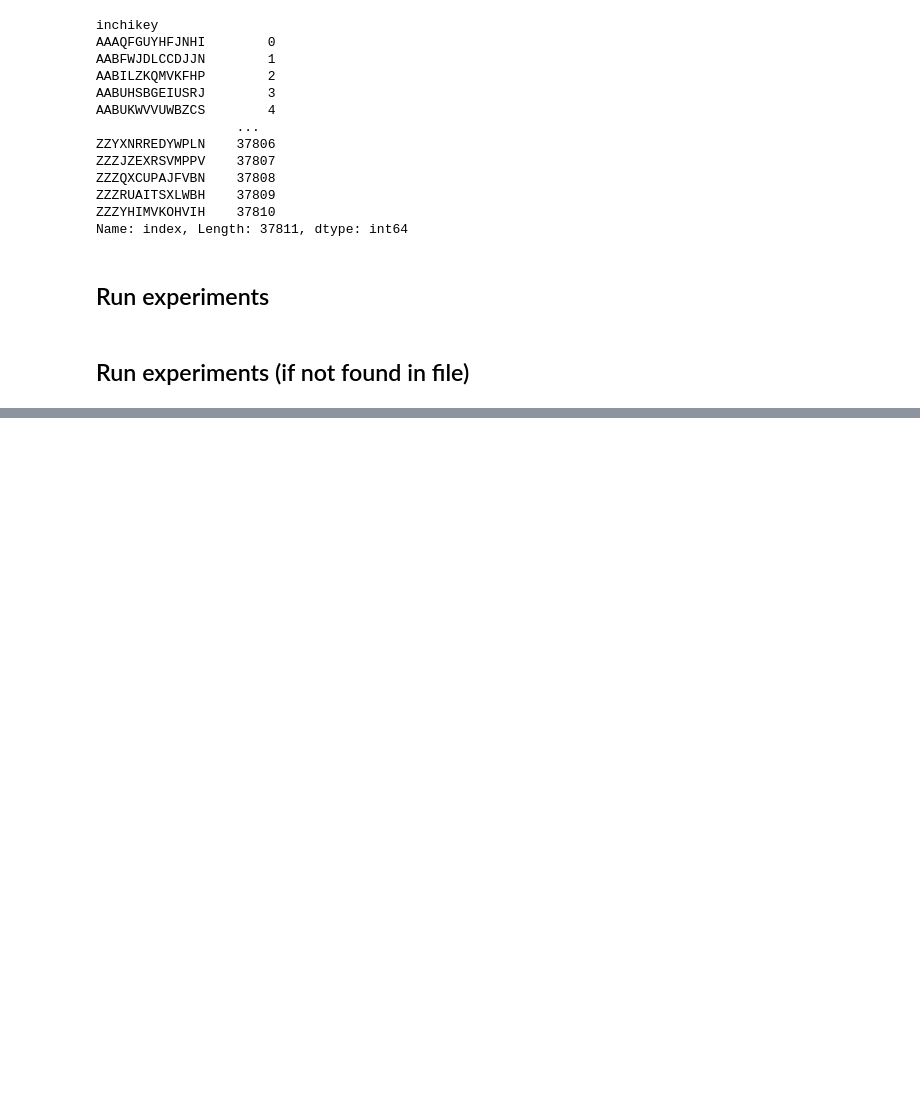
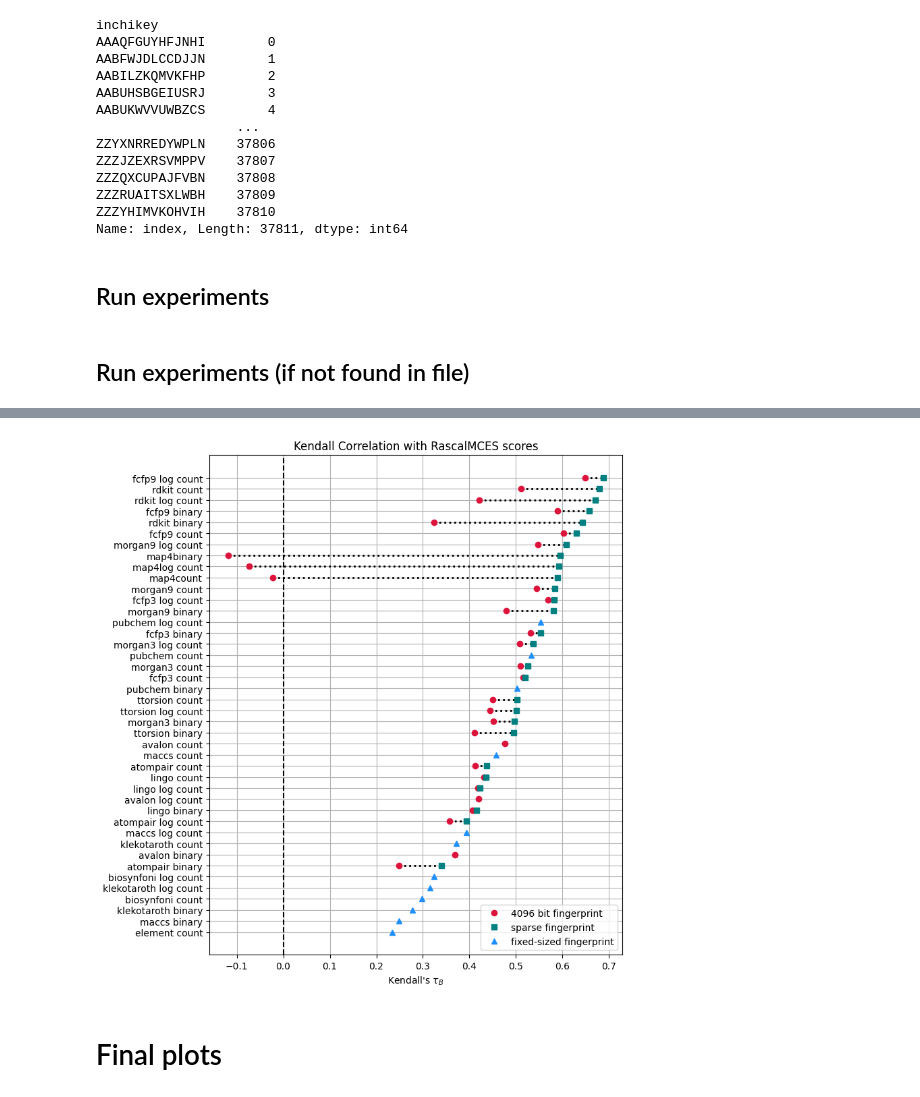
Before and after one commit to florian-huber/molecular_fingerprint_comparisons, a Jupyter notebook: notebooks/fingerprint_analysis_MCES_correlation_experiment.ipynb, the cells around one changed output, grey strips where cells are left out. Drawn from its saved outputs; the diff is of its cells as text; code cells hidden in the pictures; blank space fills up the shorter version.

```diff
--- a/notebooks/fingerprint_analysis_MCES_correlation_experiment.ipynb
+++ b/notebooks/fingerprint_analysis_MCES_correlation_experiment.ipynb
@@ -703,0 +768,11 @@ plt.show()
+# %%
+plot_tau_comparison(
+    results_df.spearman,
+    "Kendall Correlation with RascalMCES scores",
+    #"rascal_kendall_correlation_full_260215.png"
+)
+plt.show()
+# %% [output]
+[figure, added]
+# %% [markdown]
+# Final plots
```
Also changed, not shown: parts of 24 cells of this notebook.
